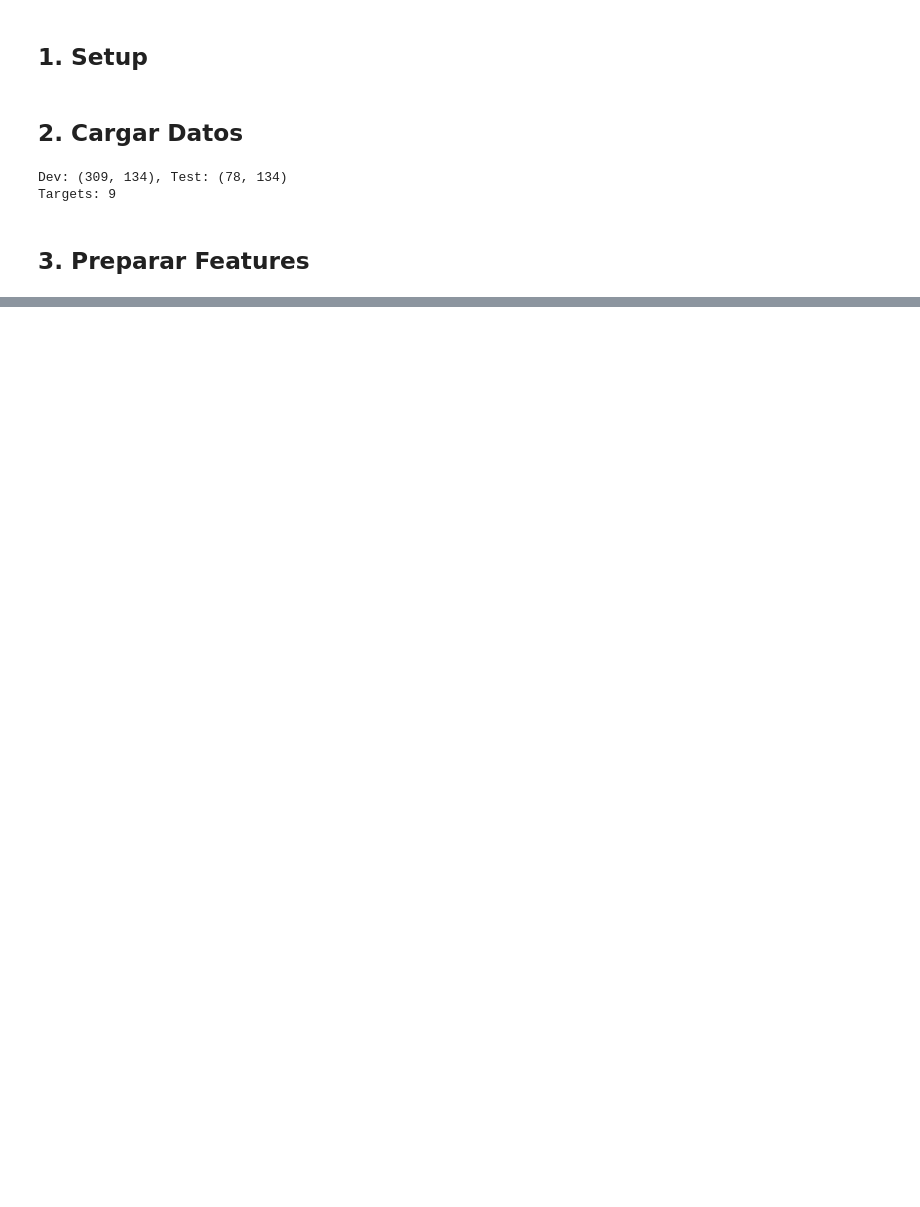
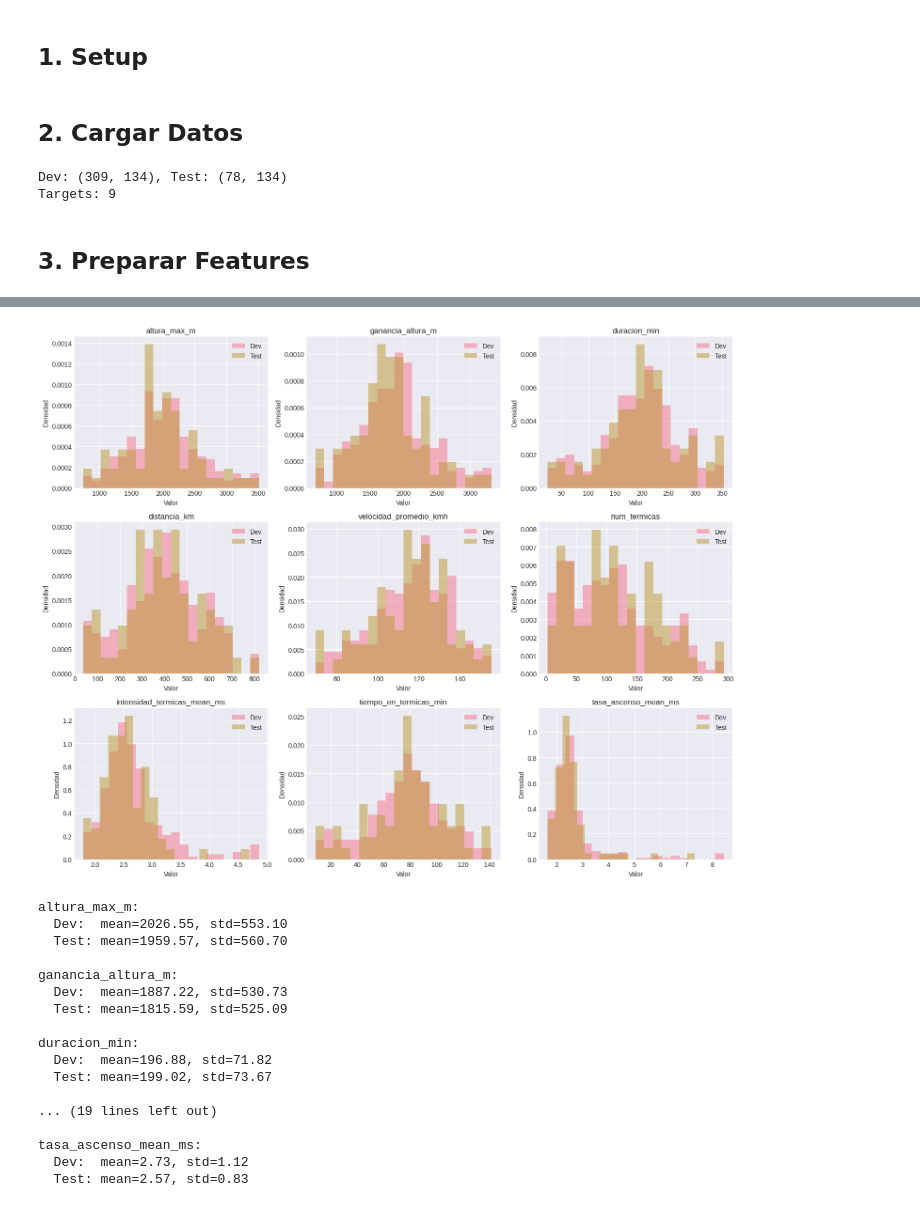
Before and after one commit to estanislaomolina/TP-Final-ML, a Jupyter notebook: 02_Modelos/04_XGBoost.ipynb, the cells around one changed output, grey strips where cells are left out. Saved outputs shown, nothing was run; the diff lists cells and outputs as text; code cells hidden in the pictures; blank space fills up the shorter version.

```diff
--- a/02_Modelos/04_XGBoost.ipynb
+++ b/02_Modelos/04_XGBoost.ipynb
@@ -951,0 +278,46 @@ ARCHIVOS GUARDADOS
+# %%
+import matplotlib.pyplot as plt
+
+fig, axes = plt.subplots(3, 3, figsize=(15, 12))
+axes = axes.flatten()
+
+for i, target in enumerate(targets_reg):
+    ax = axes[i]
+
+    # Histogramas
+    ax.hist(dev[target], bins=20, alpha=0.5, label='Dev', density=True)
+    ax.hist(test[target], bins=20, alpha=0.5, label='Test', density=True)
+
+    ax.set_title(target)
+    ax.legend()
+    ax.set_xlabel('Valor')
+    ax.set_ylabel('Densidad')
+
+plt.tight_layout()
+plt.savefig('../data/processed/distribucion_dev_test.png', dpi=300)
+plt.show()
+
+# Estadísticas
+for target in targets_reg:
+    print(f"\n{target}:")
+    print(f"  Dev:  mean={dev[target].mean():.2f}, std={dev[target].std():.2f}")
+    print(f"  Test: mean={test[target].mean():.2f}, std={test[target].std():.2f}")
+# %% [output]
+[figure, added]
+altura_max_m:
+  Dev:  mean=2026.55, std=553.10
+  Test: mean=1959.57, std=560.70
+
+ganancia_altura_m:
+  Dev:  mean=1887.22, std=530.73
+  Test: mean=1815.59, std=525.09
+
+duracion_min:
+  Dev:  mean=196.88, std=71.82
+  Test: mean=199.02, std=73.67
+
+... (19 lines left out)
+
+tasa_ascenso_mean_ms:
+  Dev:  mean=2.73, std=1.12
+  Test: mean=2.57, std=0.83
```
Also changed, not shown: parts of 60 cells of this notebook, 9 other files.
